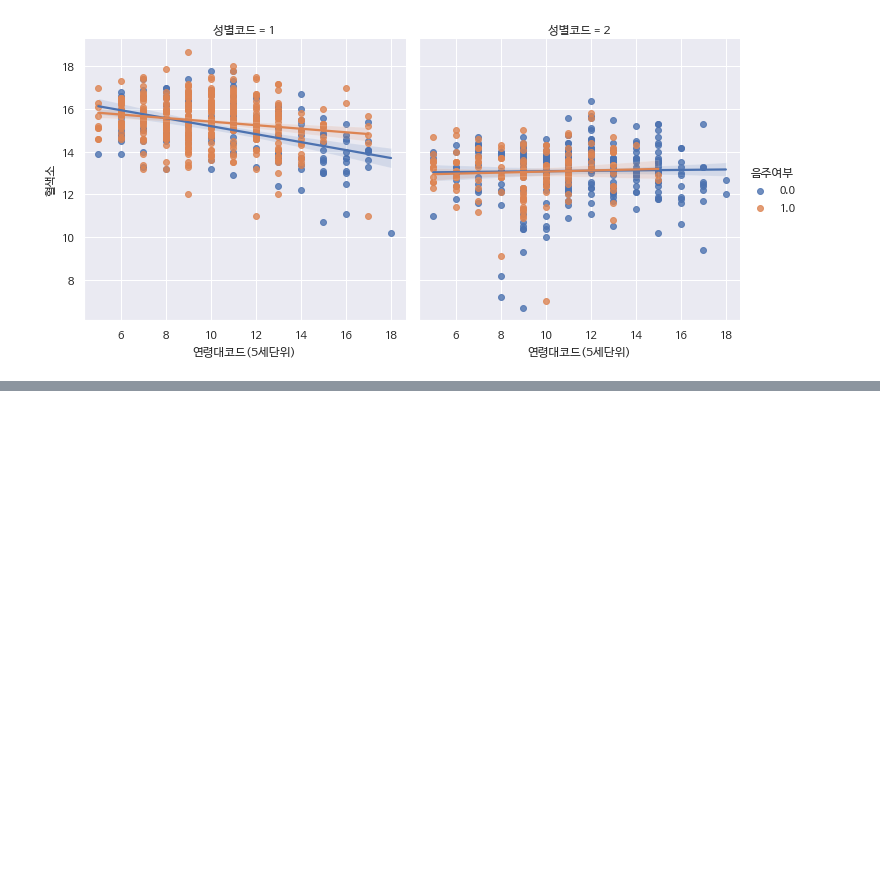
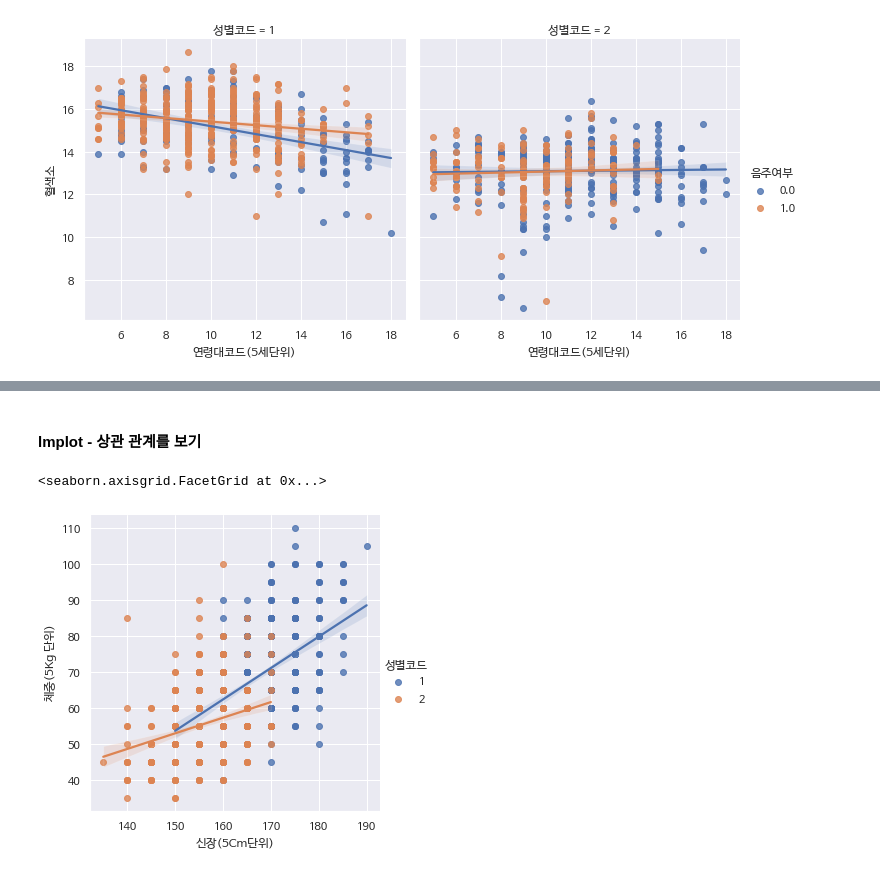
Before and after one commit to JaeHong-Park987/studying, a Jupyter notebook: 3주차/건강검진 데이터로 가설검정하기.ipynb, the cells around one changed output, grey strips where cells are left out. Saved outputs shown, nothing was run; the diff lists cells and outputs as text; code cells hidden in the pictures; blank space fills up the shorter version.

```diff
--- a/3주차/건강검진 데이터로 가설검정하기.ipynb
+++ b/3주차/건강검진 데이터로 가설검정하기.ipynb
@@ -463,0 +477,7 @@ sns.lmplot(data = df_sample, x = "연령대코드(5세단위)", y = "혈색소",
+# %% [markdown]
+#### lmplot - 상관 관계를 보기
+# %%
+sns.lmplot(data = df_sample, x = "신장(5Cm단위)", y = "체중(5Kg 단위)", hue = "성별코드")
+# %% [output]
+<seaborn.axisgrid.FacetGrid at 0x...>
+[figure, added]
```
Also changed, not shown: parts of 30 cells of this notebook.
